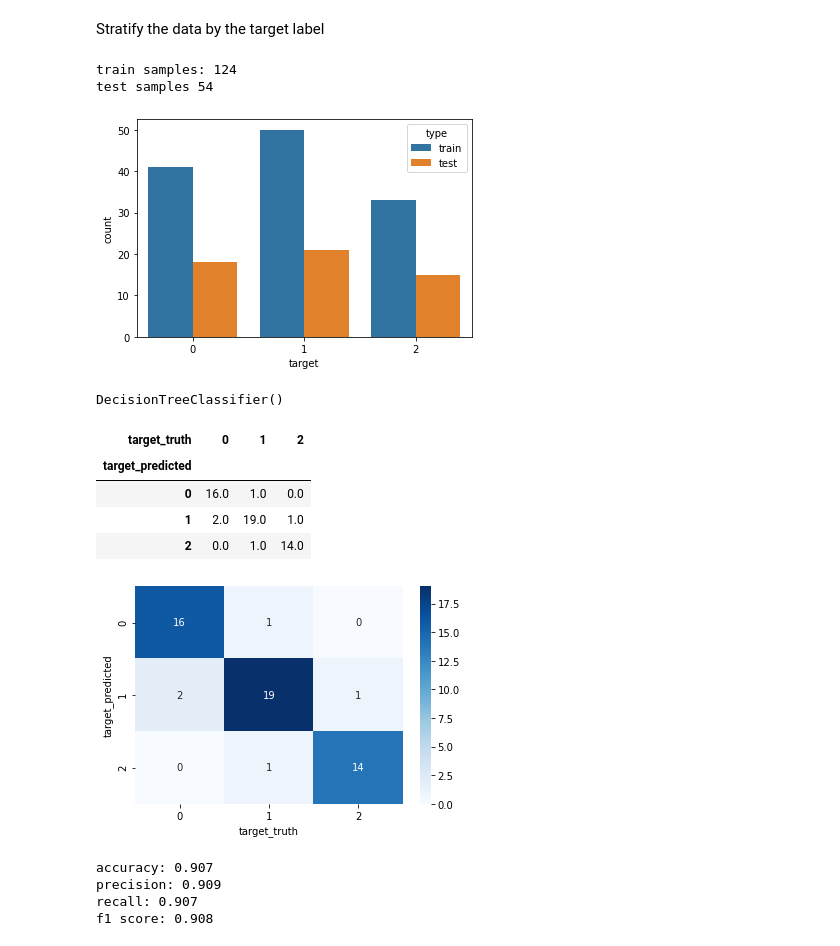
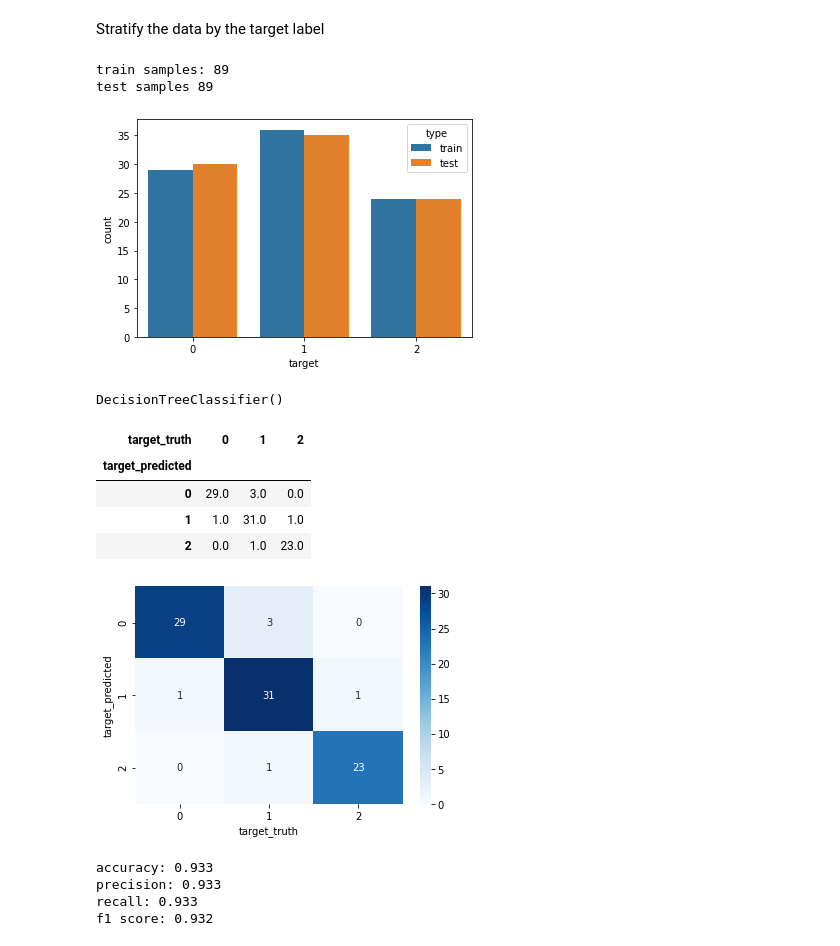
Before and after one commit to rueedlinger/machine-learning-snippets, a Jupyter notebook: notebooks/supervised/classification/nonlinear/classification_decision_trees.ipynb, the cells around one changed output. Drawn from its saved outputs; the diff is of its cells as text; code cells hidden in the pictures.

```diff
--- a/notebooks/supervised/classification/nonlinear/classification_decision_trees.ipynb
+++ b/notebooks/supervised/classification/nonlinear/classification_decision_trees.ipynb
@@ -38,24 +38,24 @@ y = wine.target
 # %% [markdown]
 Stratify the data by the target label
 # %%
-X_train, X_test, y_train, y_test = model_selection.train_test_split(X, y, train_size=0.7, stratify=y)
+X_train, X_test, y_train, y_test = model_selection.train_test_split(X, y, train_size=0.5, stratify=y)
 
 df_train = pd.DataFrame(y_train, columns=['target'])
 df_train['type'] = 'train'
 
 df_test = pd.DataFrame(y_test, columns=['target'])
 df_test['type'] = 'test'
 
 df_set = df_train.append(df_test)
 
 _ = sns.countplot(x='target', hue='type', data=df_set)
 
 print('train samples:', len(X_train))
 print('test samples', len(X_test))
 # %% [output]
-train samples: 124
-test samples 54
+train samples: 89
+test samples 89
-[figure, old version]
+[figure, new version]
 # %%
 model = tree.DecisionTreeClassifier()
 model.fit(X_train, y_train)
@@ -73,23 +73,23 @@ truth_table
 # %% [output]
 | target_truth | 0 | 1 | 2 |
 | target_predicted |  |  |  |
-| 0 | 16.0 | 1.0 | 0.0 |
-| 1 | 2.0 | 19.0 | 1.0 |
-| 2 | 0.0 | 1.0 | 14.0 |
+| 0 | 29.0 | 3.0 | 0.0 |
+| 1 | 1.0 | 31.0 | 1.0 |
+| 2 | 0.0 | 1.0 | 23.0 |
 # %%
 _ = sns.heatmap(truth_table, annot=True, cmap="Blues")
 # %% [output]
-[figure, old version]
+[figure, new version]
 # %%
 print("accuracy: {:.3f}".format(metrics.accuracy_score(y_test, predicted)))
 print("precision: {:.3f}".format(metrics.precision_score(y_test, predicted, average='weighted')))
 print("recall: {:.3f}".format(metrics.recall_score(y_test, predicted, average='weighted')))
 print("f1 score: {:.3f}".format(metrics.f1_score(y_test, predicted, average='weighted')))
 # %% [output]
-accuracy: 0.907
-precision: 0.909
-recall: 0.907
-f1 score: 0.908
+accuracy: 0.933
+precision: 0.933
+recall: 0.933
+f1 score: 0.932
 # %%
 tree = graphviz.Source(tree.export_graphviz(model, out_file=None, feature_names=wine.feature_names, filled = True))
 tree
```
Also changed, not shown: 7 other files.
